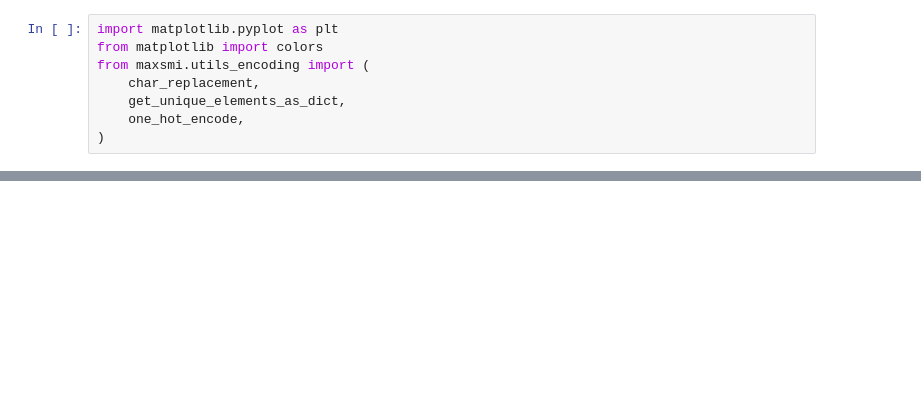
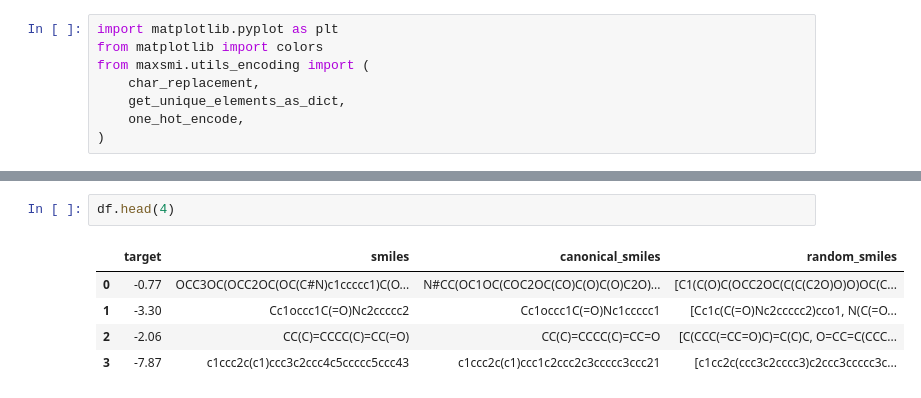
Before and after one commit to volkamerlab/maxsmi, a Jupyter notebook: docs/example/smiles_augmentation.ipynb, the cells around one changed output, grey strips where cells are left out. Drawn from its saved outputs; the diff is of its cells as text; blank space fills up the shorter version.

```diff
--- a/docs/example/smiles_augmentation.ipynb
+++ b/docs/example/smiles_augmentation.ipynb
@@ -248,0 +242,8 @@ molecule
+# %%
+df.head(4)
+# %% [output]
+|  | target | smiles | canonical_smiles | random_smiles |
+| 0 | -0.77 | OCC3OC(OCC2OC(OC(C#N)c1ccccc1)C(O... | N#CC(OC1OC(COC2OC(CO)C(O)C(O)C2O)... | [C1(C(O)C(OCC2OC(C(C(C2O)O)O)OC(C... |
+| 1 | -3.30 | Cc1occc1C(=O)Nc2ccccc2 | Cc1occc1C(=O)Nc1ccccc1 | [Cc1c(C(=O)Nc2ccccc2)cco1, N(C(=O... |
+| 2 | -2.06 | CC(C)=CCCC(C)=CC(=O) | CC(C)=CCCC(C)=CC=O | [C(CCC(=CC=O)C)=C(C)C, O=CC=C(CCC... |
+| 3 | -7.87 | c1ccc2c(c1)ccc3c2ccc4c5ccccc5ccc43 | c1ccc2c(c1)ccc1c2ccc2c3ccccc3ccc21 | [c1cc2c(ccc3c2cccc3)c2ccc3ccccc3c... |
```
Also changed, not shown: parts of 40 cells of this notebook.
